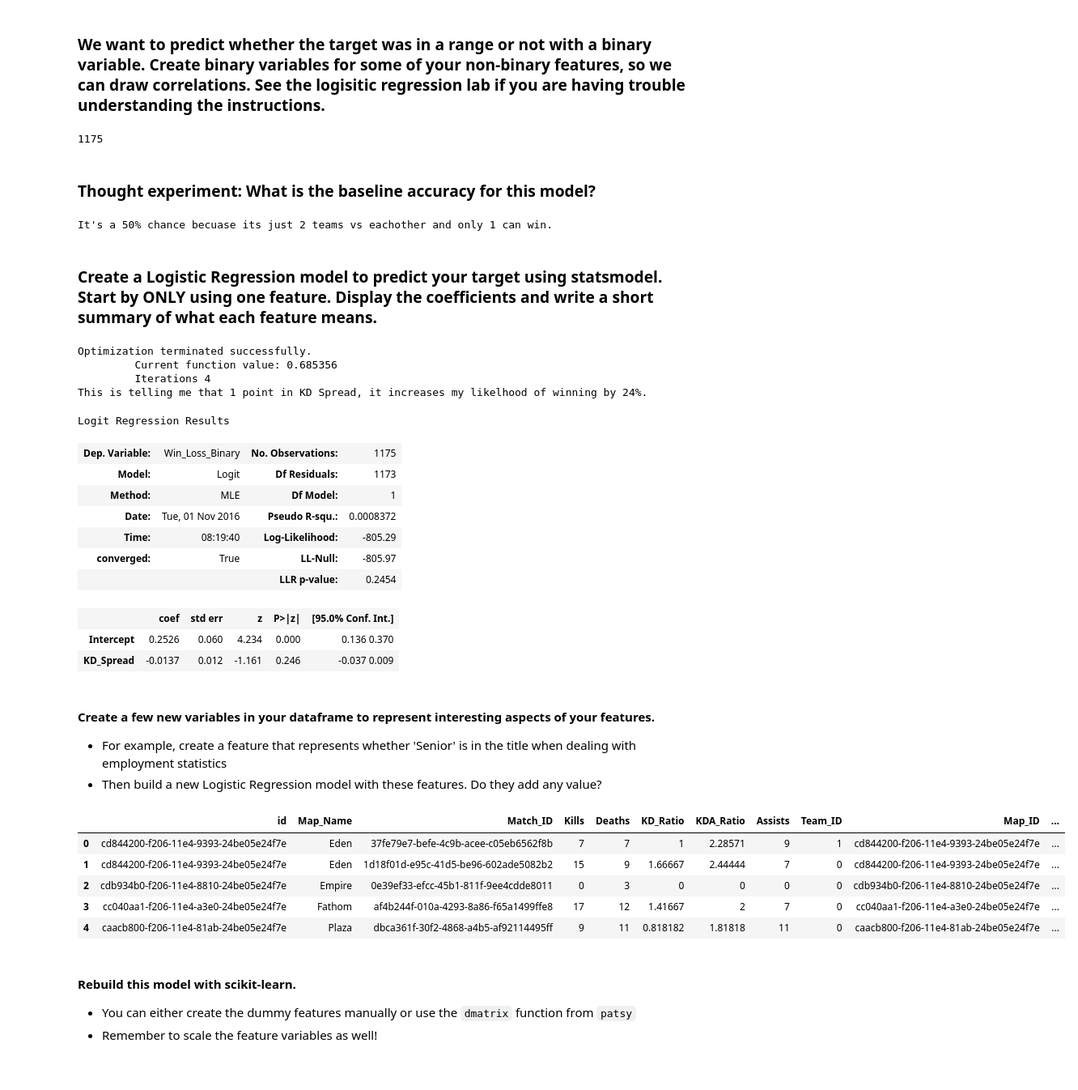
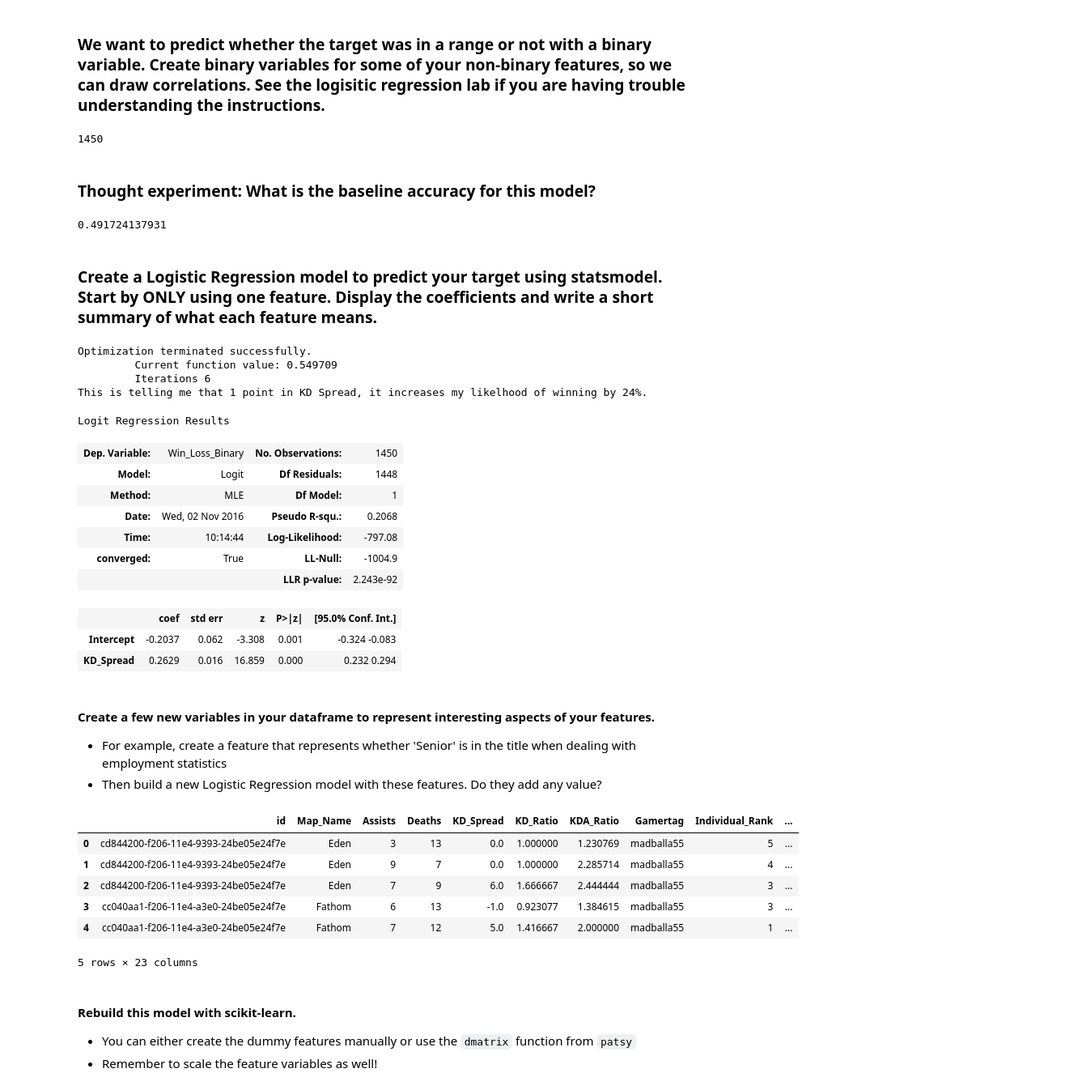
Before and after one commit to brownmt3255/dsi-sea-project04, a Jupyter notebook: starter-code/starter_code.ipynb, the cells around one changed output. Shown: that part at 81% size. Saved outputs shown, nothing was run; the diff lists cells and outputs as text; code cells hidden in the pictures.

```diff
--- a/starter-code/starter_code.ipynb
+++ b/starter-code/starter_code.ipynb
@@ -193,14 +193,8 @@ No empty column values exist
 ## YOUR CODE HERE
 
 # Creating binary win/lose columns before exporting.
-master_df.loc[df['Win_Loss'] > 1 , 'Win_Loss_Binary'] = 1
-master_df.loc[df['Win_Loss'] < 3 , 'Win_Loss_Binary'] = 0
+master_df.loc[master_df['Win_Loss'] > 1 , 'Win_Loss_Binary'] = 1
+master_df.loc[master_df['Win_Loss'] < 3 , 'Win_Loss_Binary'] = 0
 
 #master_df.insert(4,'KD_Spread', master_df.Kills - master_df.Deaths, allow_duplicates=False)
 master_df.to_csv('./../assets/Halo_Data.csv', sep=',', encoding='utf-8')
-
-master_df_2 = master_df
-
-master_df_2['Match_Date'] = pd.to_datetime(master_df_2['Match_Date'], format='%Y%M%D')
-
-master_df_2.info()
@@ -242,15 +218,15 @@ master_df.head()
 
 print len(master_df)
 # %% [output]
-1175
+1450
 # %% [markdown]
 ### Thought experiment: What is the baseline accuracy for this model?
-# %%
-## YOUR CODE HERE
-
-print "It's a 50% chance becuase its just 2 teams vs eachother and only 1 can win."
-# %% [output]
-It's a 50% chance becuase its just 2 teams vs eachother and only 1 can win.
+# %%
+## YOUR CODE HERE
+
+print (sum(master_df['Win_Loss_Binary'])/len(master_df))
+# %% [output]
+0.491724137931
 # %% [markdown]
 ### Create a Logistic Regression model to predict your target using statsmodel. Start by ONLY using one feature. Display the coefficients and write a short summary of what each feature means.
 # %%
@@ -265,20 +241,20 @@ print "This is telling me that 1 point in KD Spread, it increases my likelhood o
 model.summary()
 # %% [output]
 Optimization terminated successfully.
-         Current function value: 0.685356
-         Iterations 4
+         Current function value: 0.549709
+         Iterations 6
 This is telling me that 1 point in KD Spread, it increases my likelhood of winning by 24%.
 Logit Regression Results
-| Dep. Variable: | Win_Loss_Binary | No. Observations: | 1175 |
-| Model: | Logit | Df Residuals: | 1173 |
+| Dep. Variable: | Win_Loss_Binary | No. Observations: | 1450 |
+| Model: | Logit | Df Residuals: | 1448 |
 | Method: | MLE | Df Model: | 1 |
-| Date: | Tue, 01 Nov 2016 | Pseudo R-squ.: | 0.0008372 |
-| Time: | 08:19:40 | Log-Likelihood: | -805.29 |
-| converged: | True | LL-Null: | -805.97 |
-|  |  | LLR p-value: | 0.2454 |
+| Date: | Wed, 02 Nov 2016 | Pseudo R-squ.: | 0.2068 |
+| Time: | 10:14:44 | Log-Likelihood: | -797.08 |
+| converged: | True | LL-Null: | -1004.9 |
+|  |  | LLR p-value: | 2.243e-92 |
 |  | coef | std err | z | P>|z| | [95.0% Conf. Int.] |
-| Intercept | 0.2526 | 0.060 | 4.234 | 0.000 | 0.136 0.370 |
-| KD_Spread | -0.0137 | 0.012 | -1.161 | 0.246 | -0.037 0.009 |
+| Intercept | -0.2037 | 0.062 | -3.308 | 0.001 | -0.324 -0.083 |
+| KD_Spread | 0.2629 | 0.016 | 16.859 | 0.000 | 0.232 0.294 |
 # %% [markdown]
 #### Create a few new variables in your dataframe to represent interesting aspects of your features.
 - For example, create a feature that represents whether 'Senior' is in the title when dealing with employment statistics
@@ -290,16 +266,17 @@ master_df.insert(6, 'KDA_Ratio', (master_df.Kills + master_df.Assists) / master_
 # %%
 master_df.KD_Spread = master_df.KD_Spread.astype(float)
 master_df.KD_Ratio = master_df.KD_Ratio.astype(float)
 master_df.KDA_Ratio = master_df.KDA_Ratio.astype(float)
 
-df.head()
+master_df.head()
 # %% [output]
-|  | id | Map_Name | Match_ID | Kills | Deaths | KD_Ratio | KDA_Ratio | Assists | Team_ID | Map_ID | ... |
-| 0 | cd844200-f206-11e4-9393-24be05e24f7e | Eden | 37fe79e7-befe-4c9b-acee-c05eb6562f8b | 7 | 7 | 1 | 2.28571 | 9 | 1 | cd844200-f206-11e4-9393-24be05e24f7e | ... |
-| 1 | cd844200-f206-11e4-9393-24be05e24f7e | Eden | 1d18f01d-e95c-41d5-be96-602ade5082b2 | 15 | 9 | 1.66667 | 2.44444 | 7 | 0 | cd844200-f206-11e4-9393-24be05e24f7e | ... |
-| 2 | cdb934b0-f206-11e4-8810-24be05e24f7e | Empire | 0e39ef33-efcc-45b1-811f-9ee4cdde8011 | 0 | 3 | 0 | 0 | 0 | 0 | cdb934b0-f206-11e4-8810-24be05e24f7e | ... |
-| 3 | cc040aa1-f206-11e4-a3e0-24be05e24f7e | Fathom | af4b244f-010a-4293-8a86-f65a1499ffe8 | 17 | 12 | 1.41667 | 2 | 7 | 0 | cc040aa1-f206-11e4-a3e0-24be05e24f7e | ... |
-| 4 | caacb800-f206-11e4-81ab-24be05e24f7e | Plaza | dbca361f-30f2-4868-a4b5-af92114495ff | 9 | 11 | 0.818182 | 1.81818 | 11 | 0 | caacb800-f206-11e4-81ab-24be05e24f7e | ... |
+|  | id | Map_Name | Assists | Deaths | KD_Spread | KD_Ratio | KDA_Ratio | Gamertag | Individual_Rank | ... |
+| 0 | cd844200-f206-11e4-9393-24be05e24f7e | Eden | 3 | 13 | 0.0 | 1.000000 | 1.230769 | madballa55 | 5 | ... |
+| 1 | cd844200-f206-11e4-9393-24be05e24f7e | Eden | 9 | 7 | 0.0 | 1.000000 | 2.285714 | madballa55 | 4 | ... |
+| 2 | cd844200-f206-11e4-9393-24be05e24f7e | Eden | 7 | 9 | 6.0 | 1.666667 | 2.444444 | madballa55 | 3 | ... |
+| 3 | cc040aa1-f206-11e4-a3e0-24be05e24f7e | Fathom | 6 | 13 | -1.0 | 0.923077 | 1.384615 | madballa55 | 3 | ... |
+| 4 | cc040aa1-f206-11e4-a3e0-24be05e24f7e | Fathom | 7 | 12 | 5.0 | 1.416667 | 2.000000 | madballa55 | 1 | ... |
+5 rows × 23 columns
 # %% [markdown]
 #### Rebuild this model with scikit-learn.
 - You can either create the dummy features manually or use the `dmatrix` function from `patsy`
```
Also changed, not shown: parts of 7 cells of this notebook.
